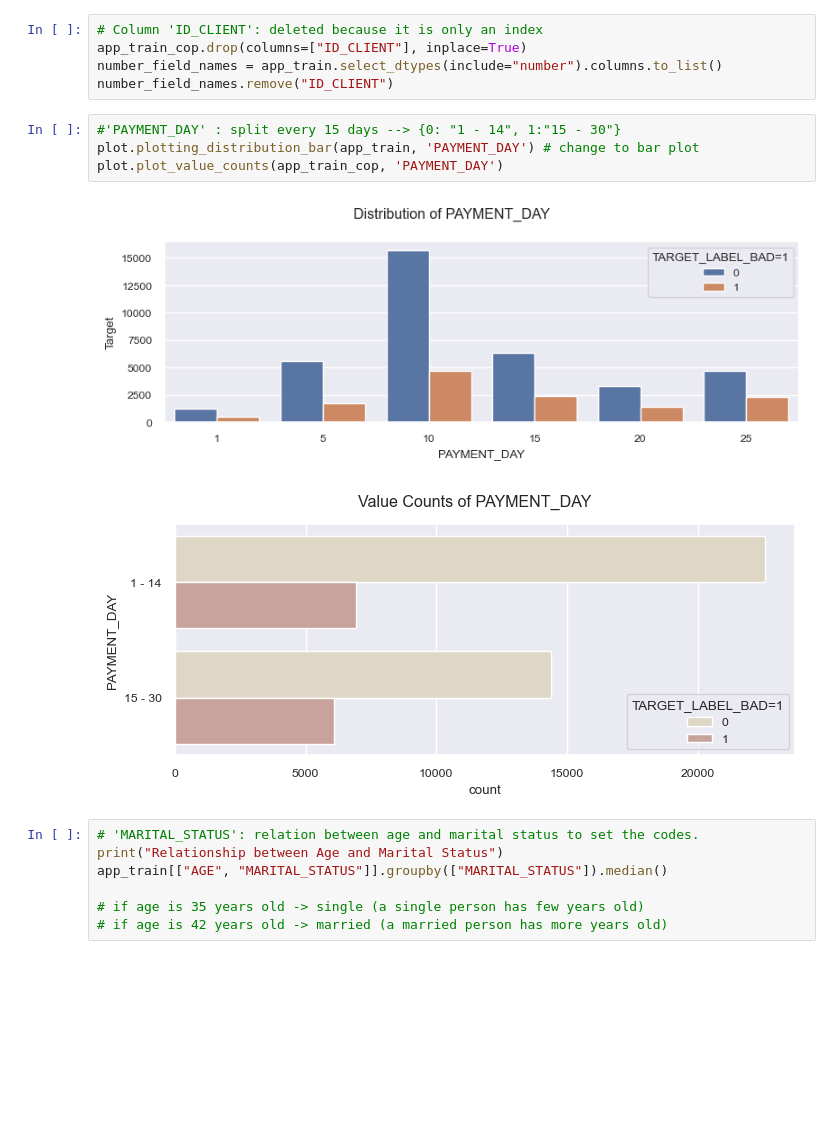
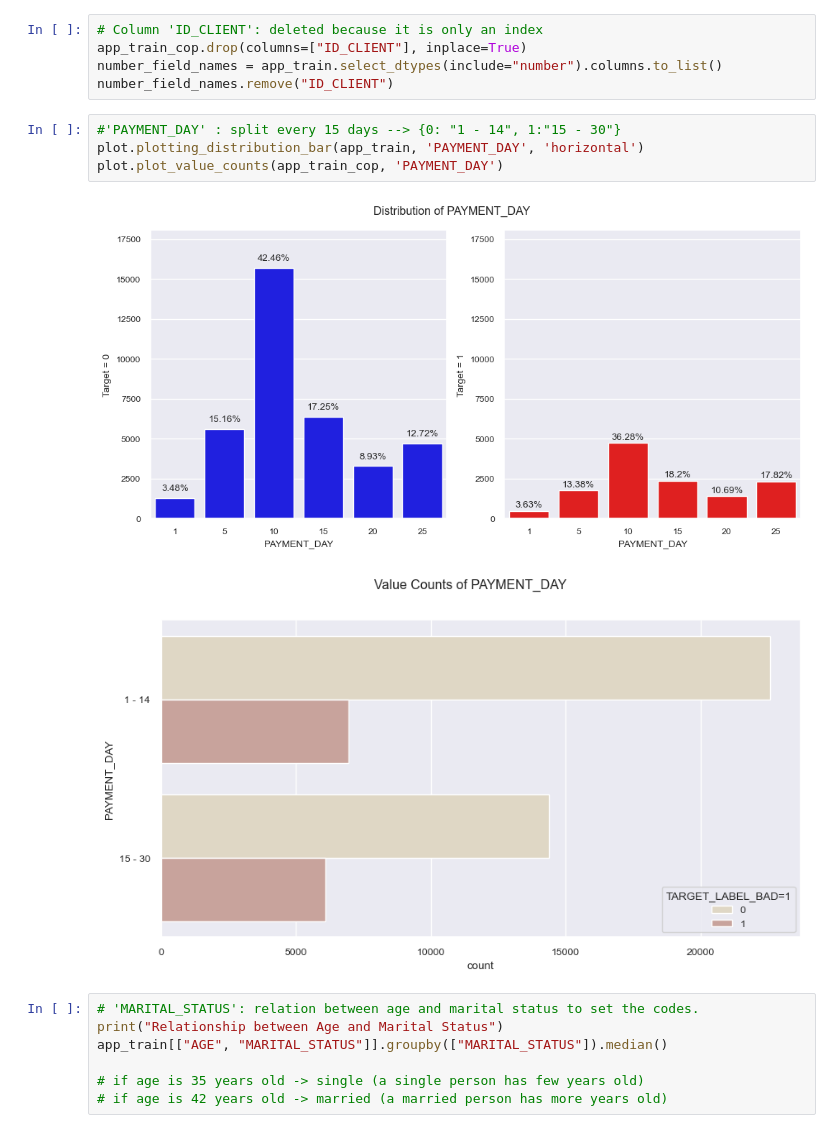
Before and after one commit to tutecode/credit-risk-analysis, a Jupyter notebook: src/notebooks/eda_ml_model_dev_v0.ipynb, the cells around one changed output. Saved outputs shown, nothing was run; the diff lists cells and outputs as text; blank space fills up the shorter version.

Commit message:
updated functions for charts

```diff
--- a/src/notebooks/eda_ml_model_dev_v0.ipynb
+++ b/src/notebooks/eda_ml_model_dev_v0.ipynb
@@ -354,11 +355,11 @@ number_field_names = app_train.select_dtypes(include="number").columns.to_list()
 number_field_names.remove("ID_CLIENT")
 # %%
 #'PAYMENT_DAY' : split every 15 days --> {0: "1 - 14", 1:"15 - 30"}
-plot.plotting_distribution_bar(app_train, 'PAYMENT_DAY') # change to bar plot
+plot.plotting_distribution_bar(app_train, 'PAYMENT_DAY', 'horizontal')
 plot.plot_value_counts(app_train_cop, 'PAYMENT_DAY')
 # %% [output]
-[figure, old version]
+[figure, new version]
-[figure, old version]
+[figure, new version]
 # %%
 # 'MARITAL_STATUS': relation between age and marital status to set the codes.
 print("Relationship between Age and Marital Status")
```
Also changed, not shown: parts of 29 cells of this notebook, 3 other files.
